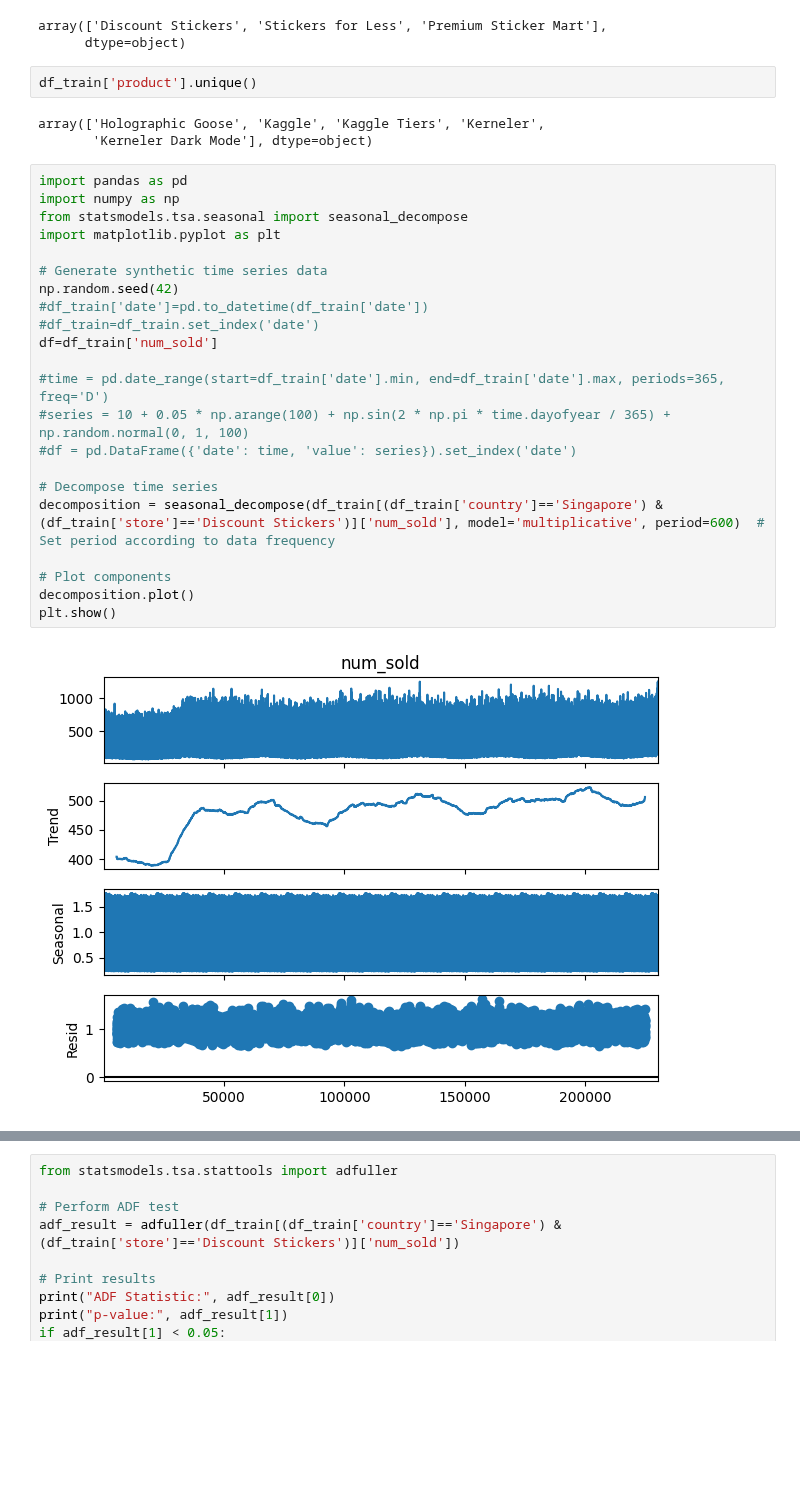
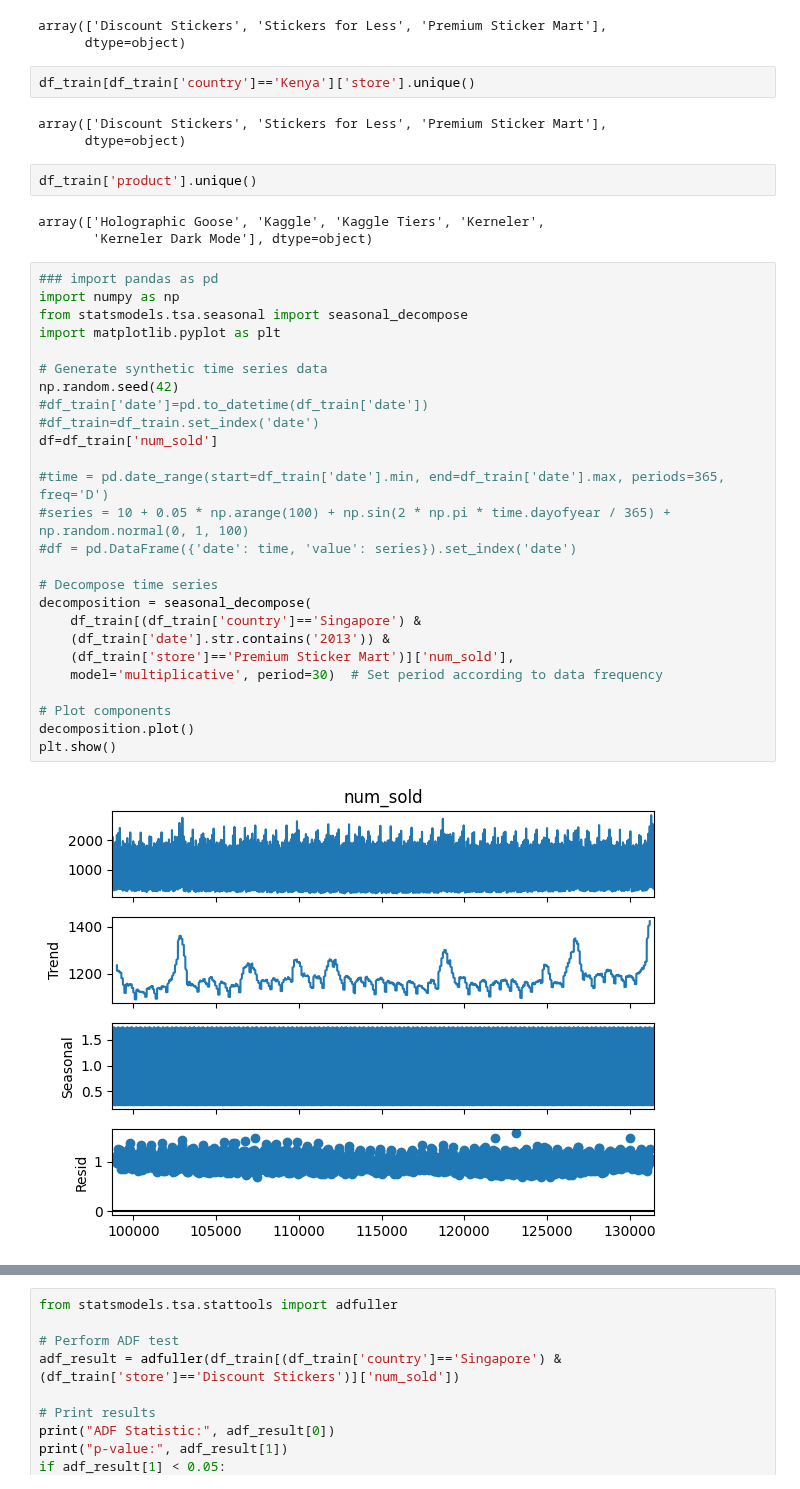
Before and after one commit to warut/kaggle, a Jupyter notebook: forecasting-sale-sticker.ipynb, the cells around one changed output, grey strips where cells are left out. Drawn from its saved outputs; the diff is of its cells as text; blank space fills up the shorter version.

```diff
--- a/forecasting-sale-sticker.ipynb
+++ b/forecasting-sale-sticker.ipynb
@@ -133,32 +171,41 @@ df_train['store'].unique()
 # %% [output]
 array(['Discount Stickers', 'Stickers for Less', 'Premium Sticker Mart'],
       dtype=object)
+# %%
+df_train[df_train['country']=='Kenya']['store'].unique()
+# %% [output]
+array(['Discount Stickers', 'Stickers for Less', 'Premium Sticker Mart'],
+      dtype=object)
 # %%
 df_train['product'].unique()
 # %% [output]
 array(['Holographic Goose', 'Kaggle', 'Kaggle Tiers', 'Kerneler',
        'Kerneler Dark Mode'], dtype=object)
 # %%
-import pandas as pd
+### import pandas as pd
 import numpy as np
 from statsmodels.tsa.seasonal import seasonal_decompose
 import matplotlib.pyplot as plt
 
 # Generate synthetic time series data
 np.random.seed(42)
 #df_train['date']=pd.to_datetime(df_train['date'])
 #df_train=df_train.set_index('date')
 df=df_train['num_sold']
 
 #time = pd.date_range(start=df_train['date'].min, end=df_train['date'].max, periods=365, freq='D')
 #series = 10 + 0.05 * np.arange(100) + np.sin(2 * np.pi * time.dayofyear / 365) + np.random.normal(0, 1, 100)
 #df = pd.DataFrame({'date': time, 'value': series}).set_index('date')
 
 # Decompose time series
-decomposition = seasonal_decompose(df_train[(df_train['country']=='Singapore') & (df_train['store']=='Discount Stickers')]['num_sold'], model='multiplicative', period=600)  # Set period according to data frequency
+decomposition = seasonal_decompose(
+    df_train[(df_train['country']=='Singapore') &
+    (df_train['date'].str.contains('2013')) &
+    (df_train['store']=='Premium Sticker Mart')]['num_sold'],
+    model='multiplicative', period=30)  # Set period according to data frequency
 
 # Plot components
 decomposition.plot()
 plt.show()
 # %% [output]
-[figure, old version]
+[figure, new version]
```
Also changed, not shown: parts of 20 cells of this notebook.
